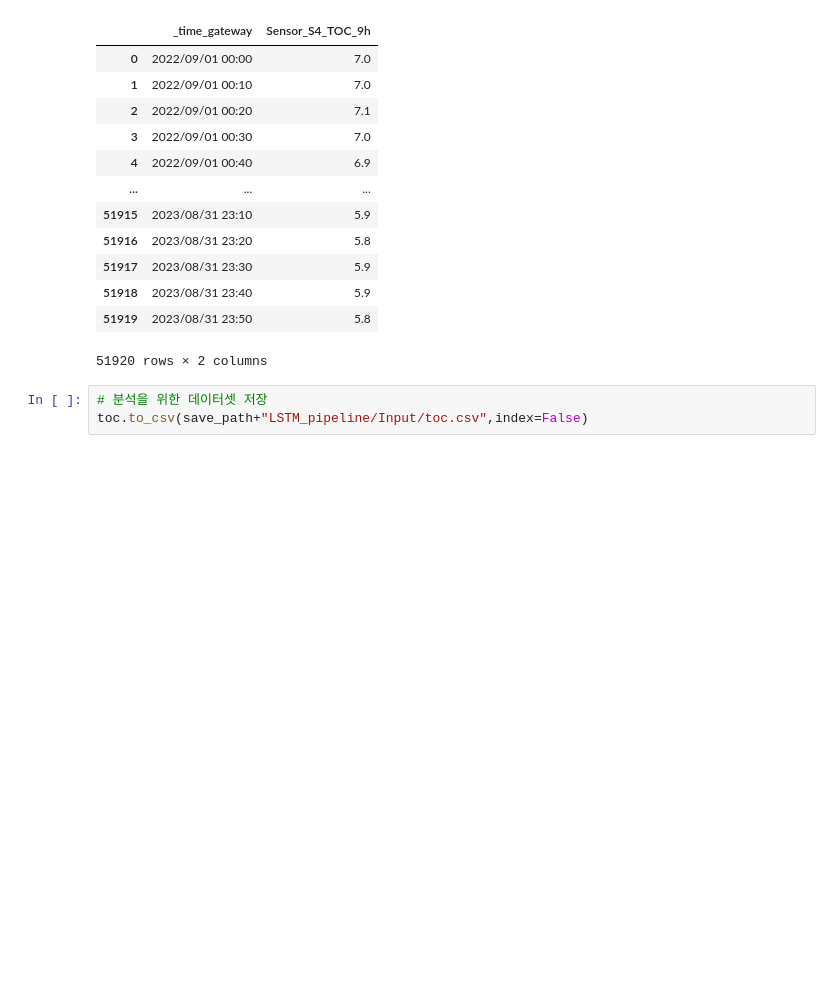
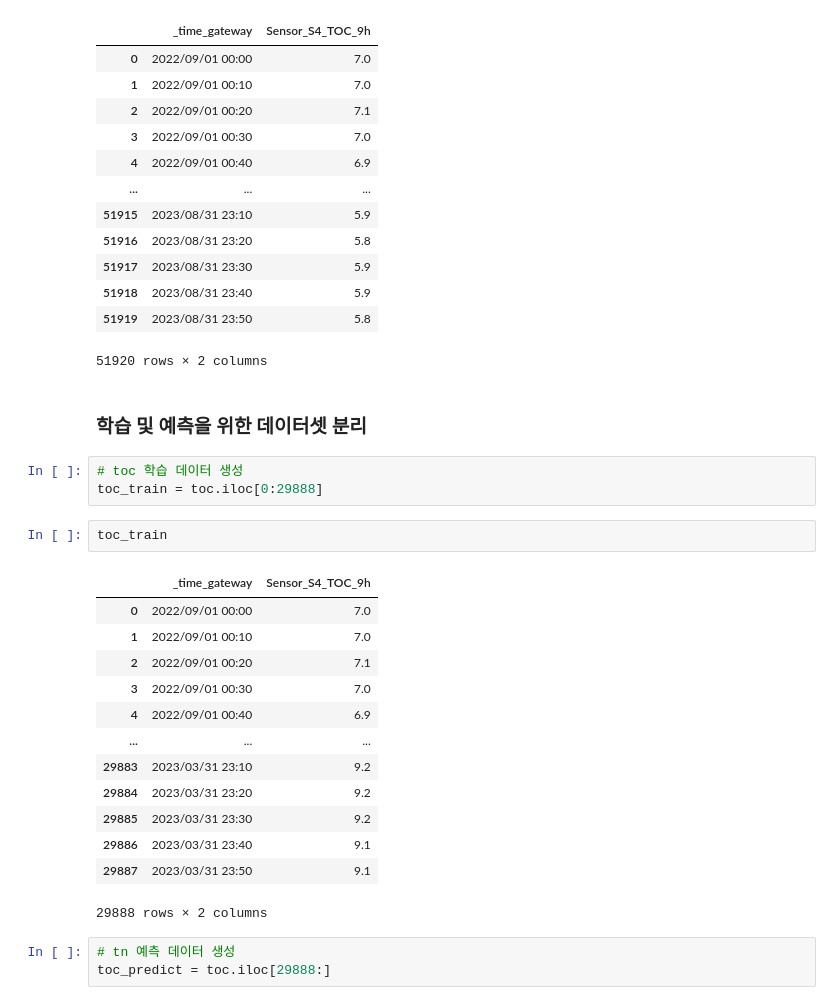
Before and after one commit to Kyeong6/whatever, a Jupyter notebook: analysis/lstm/sewage_lstm_data_preprocessing.ipynb, the cells around one changed output. Cells and saved outputs as stored; diff of their text form; blank space fills up the shorter version.

```diff
--- a/analysis/lstm/sewage_lstm_data_preprocessing.ipynb
+++ b/analysis/lstm/sewage_lstm_data_preprocessing.ipynb
@@ -184,6 +225,27 @@ toc
 | 51918 | 2023/08/31 23:40 | 5.9 |
 | 51919 | 2023/08/31 23:50 | 5.8 |
 51920 rows × 2 columns
-# %%
-# 분석을 위한 데이터셋 저장
-toc.to_csv(save_path+"LSTM_pipeline/Input/toc.csv",index=False)
+# %% [markdown]
+### 학습 및 예측을 위한 데이터셋 분리
+# %%
+# toc 학습 데이터 생성
+toc_train = toc.iloc[0:29888]
+# %%
+toc_train
+# %% [output]
+|  | _time_gateway | Sensor_S4_TOC_9h |
+| 0 | 2022/09/01 00:00 | 7.0 |
+| 1 | 2022/09/01 00:10 | 7.0 |
+| 2 | 2022/09/01 00:20 | 7.1 |
+| 3 | 2022/09/01 00:30 | 7.0 |
+| 4 | 2022/09/01 00:40 | 6.9 |
+| ... | ... | ... |
+| 29883 | 2023/03/31 23:10 | 9.2 |
+| 29884 | 2023/03/31 23:20 | 9.2 |
+| 29885 | 2023/03/31 23:30 | 9.2 |
+| 29886 | 2023/03/31 23:40 | 9.1 |
+| 29887 | 2023/03/31 23:50 | 9.1 |
+29888 rows × 2 columns
+# %%
+# tn 예측 데이터 생성
+toc_predict = toc.iloc[29888:]
```
Also changed, not shown: parts of 9 cells of this notebook.
